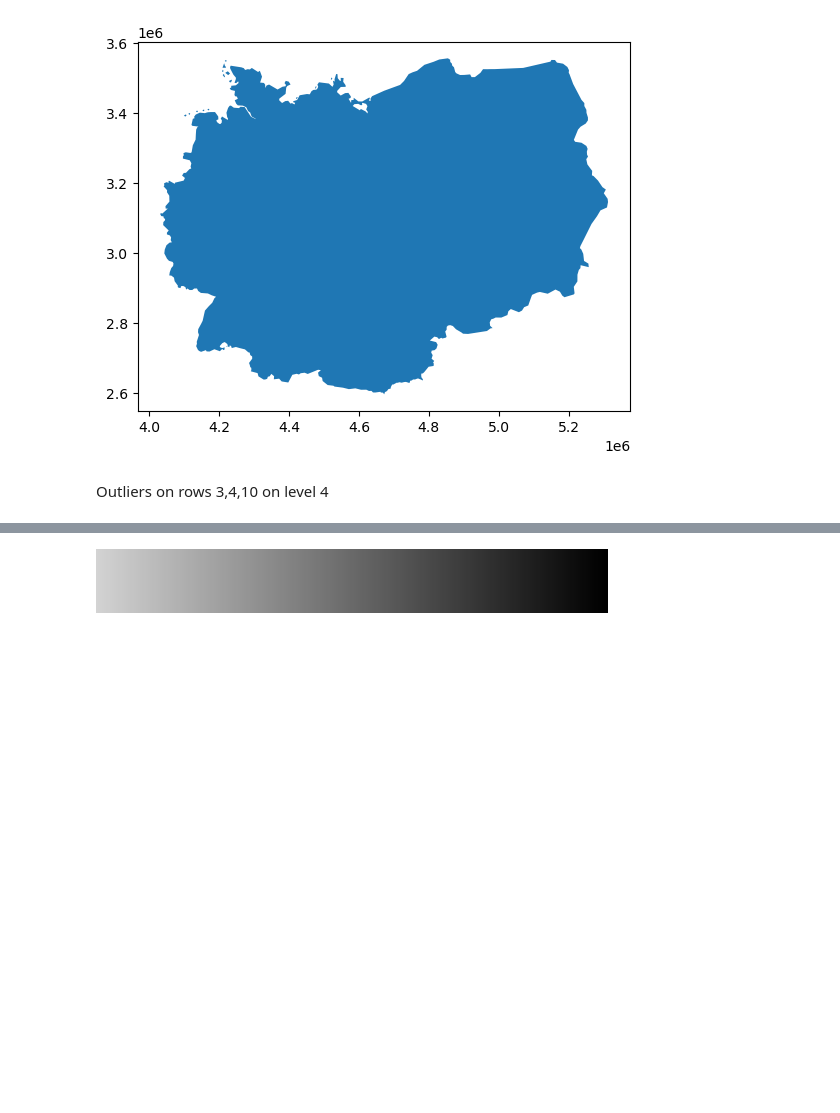
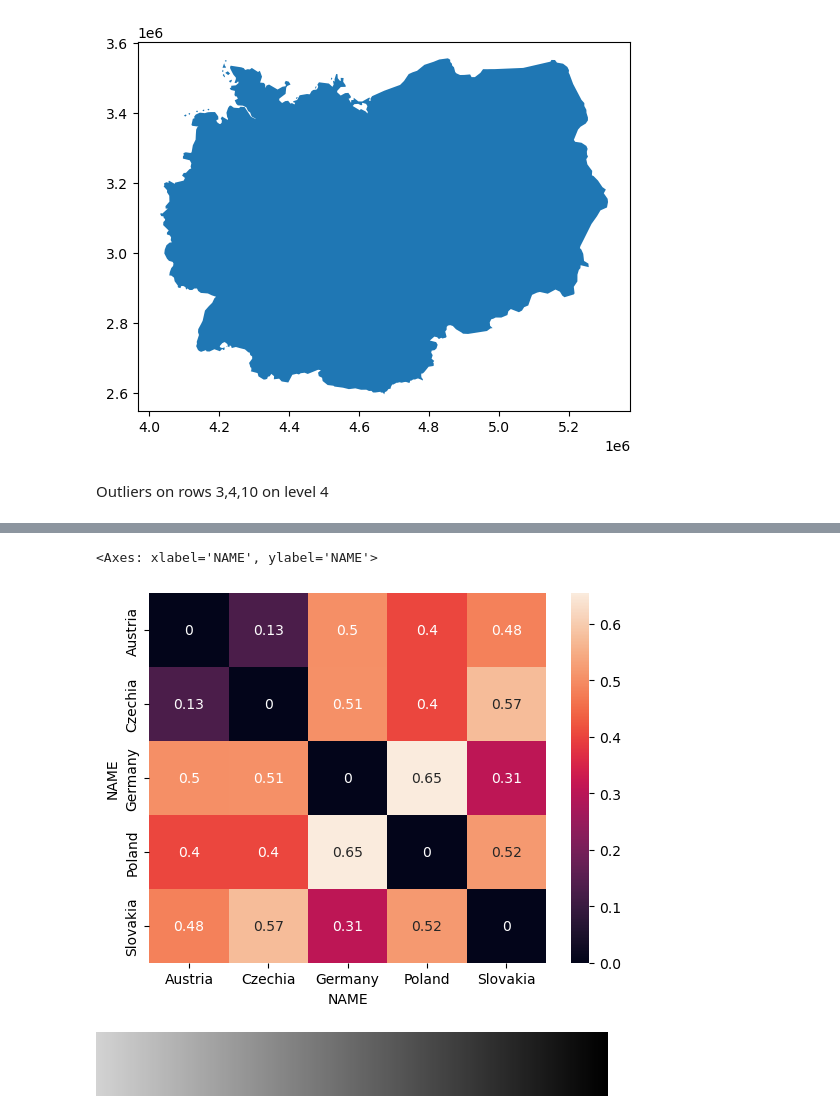
Before and after one commit to uscuni/boundaries_of_change, a Jupyter notebook: code/bray-curtis.ipynb, the cells around one changed output, grey strips where cells are left out. Saved outputs shown, nothing was run; the diff lists cells and outputs as text; code cells hidden in the pictures; blank space fills up the shorter version.

```diff
--- a/code/bray-curtis.ipynb
+++ b/code/bray-curtis.ipynb
@@ -98,7 +98,7 @@ def get_building_counts_per_region(buildings, boundary, level="level_4"):
 def normalize_building_counts(count_table):
     region_building_sums = count_table.sum(axis=0)
     cnt_table_norm = count_table.div(region_building_sums, axis=1)
-    return cnt_table_norm
+    return cnt_table_norm.T
 # %%
 def generate_bc_heatmaps_for_boundary(level_list, boundary_name):
 
@@ -116,15 +116,9 @@ def generate_bc_heatmaps_for_boundary(level_list, boundary_name):
 Outliers on rows 3,4,10 on level 4
 # %%
 def compute_bc_matrix(count_table):
-    num_regions = len(count_table.columns)
-    bray_curtis_matrix = np.zeros((num_regions, num_regions))
-
-    for i in range(num_regions):
-        for j in range(num_regions):
-            if i != j:
-                reg_i = count_table.iloc[:,i]
-                reg_j = count_table.iloc[:,j]
-                bray_curtis_matrix[i,j] = distance.braycurtis(reg_i, reg_j)
-
-    bray_curtis_matrix = pd.DataFrame(bray_curtis_matrix, index=count_table.columns, columns=count_table.columns)
-    return bray_curtis_matrix
+    bray_curtis_dist = distance.pdist(count_table, metric='braycurtis')
+    bray_curtis_matrix = distance.squareform(bray_curtis_dist)
+    bray_curtis_df = pd.DataFrame(bray_curtis_matrix, index=count_table.T.columns, columns=count_table.T.columns)
+    return bray_curtis_df
+# %%
+norm = normalize_building_counts(get_building_counts_per_region(buildings, gpd.read_file("/data/uscuni-ulce/boundaries_of_change/impact_boundaries.gpkg", layer="1994_political")))
@@ -130,0 +135,3 @@ def compute_bc_matrix(count_table):
+# %%
+bc1 = compute_bc_matrix(norm)
+bc1
@@ -131,3 +146,8 @@ def compute_bc_matrix(count_table):
+# %%
+sns.heatmap(bc1, annot=True)
+# %% [output]
+<Axes: xlabel='NAME', ylabel='NAME'>
+[figure, added]
 # %%
 def generate_bc_matrices(boundary_list, level_list):
     for bnd in boundary_list:
```
Also changed, not shown: parts of 25 cells of this notebook, 2 other files.
